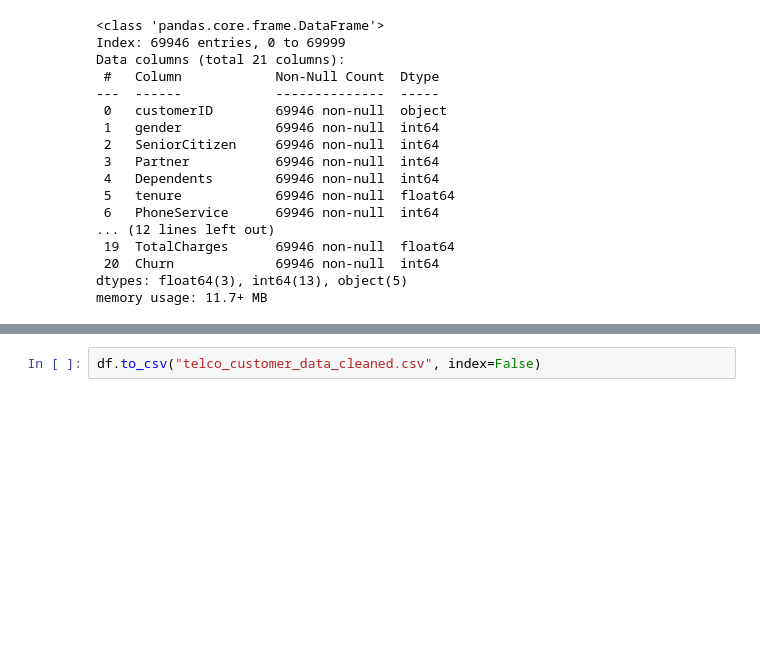
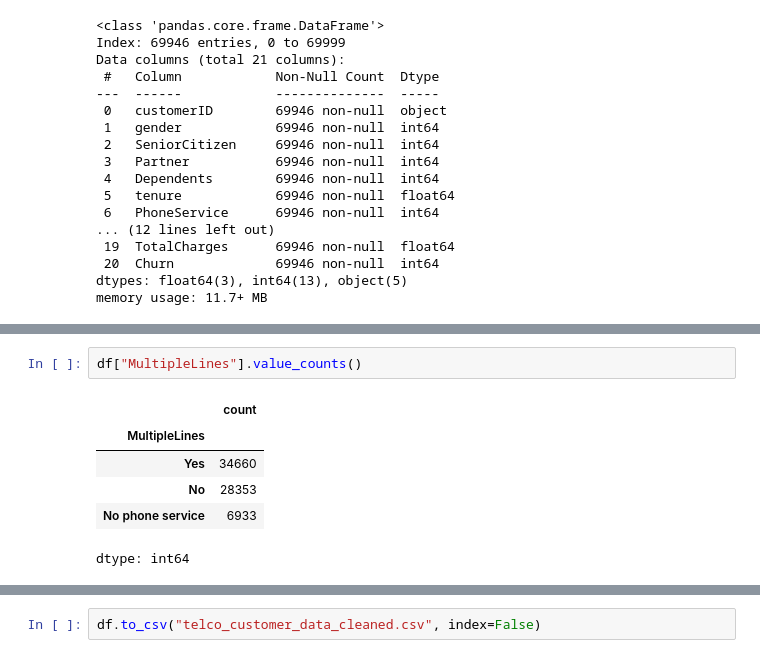
Before and after one commit to linda-bsharat/telco-customer-churn-prediction, a Jupyter notebook: notebooks/01_data_cleaning_and_eda.ipynb, the cells around one changed output, grey strips where cells are left out. Saved outputs shown, nothing was run; the diff lists cells and outputs as text; blank space fills up the shorter version.

```diff
--- a/notebooks/01_data_cleaning_and_eda.ipynb
+++ b/notebooks/01_data_cleaning_and_eda.ipynb
@@ -516,0 +569,9 @@ dtype: int64
+# %%
+df["MultipleLines"].value_counts()
+# %% [output]
+|  | count |
+| MultipleLines |  |
+| Yes | 34660 |
+| No | 28353 |
+| No phone service | 6933 |
+dtype: int64
```
Also changed, not shown: parts of 13 cells of this notebook.
